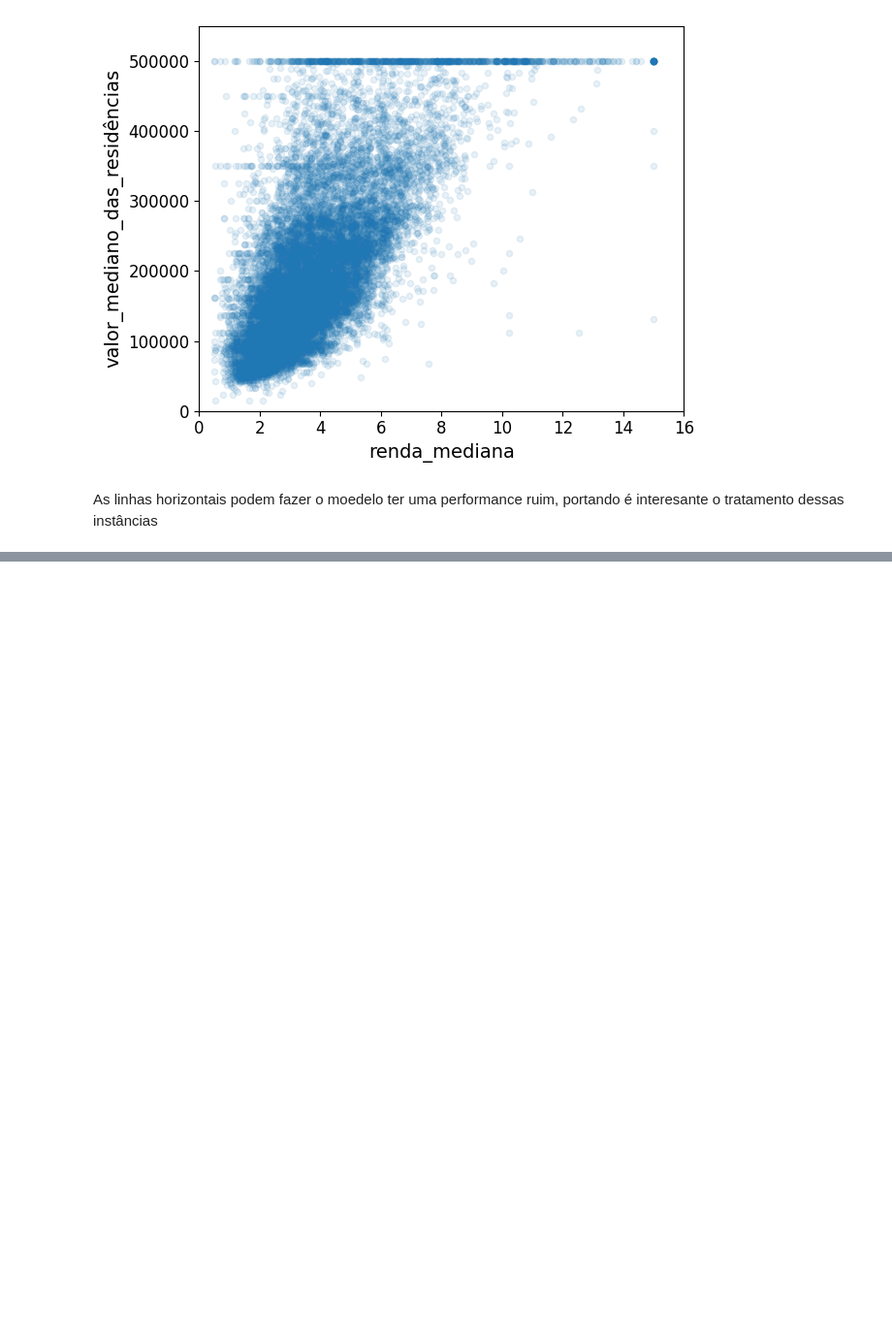
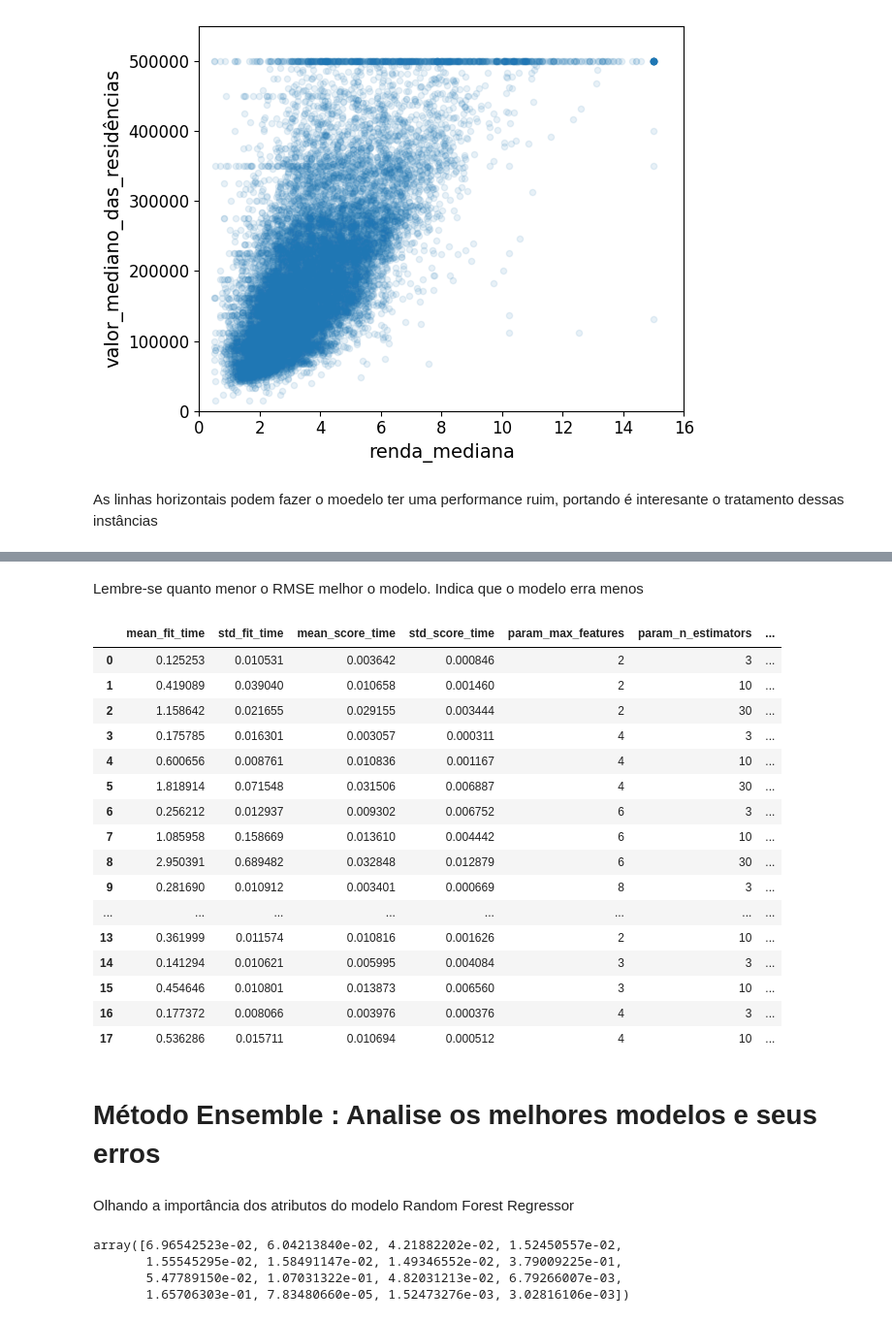
Before and after one commit to noskcaj2001/Imoveis, a Jupyter notebook: imoboliario_california.ipynb, the cells around one changed output, grey strips where cells are left out. Shown at 97% size. Cells and saved outputs as stored; diff of their text form; code cells hidden in the pictures; blank space fills up the shorter version.

```diff
--- a/imoboliario_california.ipynb
+++ b/imoboliario_california.ipynb
@@ -457,0 +1073,7 @@ As linhas horizontais podem fazer o moedelo ter uma performance ruim, portando
+# %%
+# Vamos tentar outro modelo
+
+from sklearn.tree import DecisionTreeRegressor
+
+tree_reg = DecisionTreeRegressor(random_state=42)
+tree_reg.fit(housing_prepared, housing_labels)
@@ -457,0 +1154,5 @@ As linhas horizontais podem fazer o moedelo ter uma performance ruim, portando
+# %%
+from sklearn.ensemble import RandomForestRegressor
+
+forest_reg = RandomForestRegressor(n_estimators=100, random_state=42)
+forest_reg.fit(housing_prepared, housing_labels)
@@ -457,0 +1194,9 @@ As linhas horizontais podem fazer o moedelo ter uma performance ruim, portando
+# %%
+from sklearn.svm import SVR
+
+svm_reg = SVR(kernel="linear")
+svm_reg.fit(housing_prepared, housing_labels)
+housing_predictions = svm_reg.predict(housing_prepared)
+svm_mse = mean_squared_error(housing_labels, housing_predictions)
+svm_rmse = np.sqrt(svm_mse)
+svm_rmse
@@ -457,0 +1211,18 @@ As linhas horizontais podem fazer o moedelo ter uma performance ruim, portando
+# %%
+# Procurando os melhores hiperparametros do modelo Radom Forest usando grid search
+
+from sklearn.model_selection import GridSearchCV
+
+param_grid = [
+    # try 12 (3×4) combinations of hyperparameters
+    {'n_estimators': [3, 10, 30], 'max_features': [2, 4, 6, 8]},
+    # then try 6 (2×3) combinations with bootstrap set as False
+    {'bootstrap': [False], 'n_estimators': [3, 10], 'max_features': [2, 3, 4]},
+  ]
+
+forest_reg = RandomForestRegressor(random_state=42)
+# train across 5 folds, that's a total of (12+6)*5=90 rounds of training
+grid_search = GridSearchCV(forest_reg, param_grid, cv=5,
+                           scoring='neg_mean_squared_error',
+                           return_train_score=True)
+grid_search.fit(housing_prepared, housing_labels)
@@ -457,0 +1277,34 @@ As linhas horizontais podem fazer o moedelo ter uma performance ruim, portando
+# %% [markdown]
+Lembre-se quanto menor o RMSE melhor o modelo. Indica que o modelo erra menos
+# %%
+pd.DataFrame(grid_search.cv_results_).style.background_gradient()
+# %% [output]
+|  | mean_fit_time | std_fit_time | mean_score_time | std_score_time | param_max_features | param_n_estimators | ... |
+| 0 | 0.125253 | 0.010531 | 0.003642 | 0.000846 | 2 | 3 | ... |
+| 1 | 0.419089 | 0.039040 | 0.010658 | 0.001460 | 2 | 10 | ... |
+| 2 | 1.158642 | 0.021655 | 0.029155 | 0.003444 | 2 | 30 | ... |
+| 3 | 0.175785 | 0.016301 | 0.003057 | 0.000311 | 4 | 3 | ... |
+| 4 | 0.600656 | 0.008761 | 0.010836 | 0.001167 | 4 | 10 | ... |
+| 5 | 1.818914 | 0.071548 | 0.031506 | 0.006887 | 4 | 30 | ... |
+| 6 | 0.256212 | 0.012937 | 0.009302 | 0.006752 | 6 | 3 | ... |
+| 7 | 1.085958 | 0.158669 | 0.013610 | 0.004442 | 6 | 10 | ... |
+| 8 | 2.950391 | 0.689482 | 0.032848 | 0.012879 | 6 | 30 | ... |
+| 9 | 0.281690 | 0.010912 | 0.003401 | 0.000669 | 8 | 3 | ... |
+| ... | ... | ... | ... | ... | ... | ... | ... |
+| 13 | 0.361999 | 0.011574 | 0.010816 | 0.001626 | 2 | 10 | ... |
+| 14 | 0.141294 | 0.010621 | 0.005995 | 0.004084 | 3 | 3 | ... |
+| 15 | 0.454646 | 0.010801 | 0.013873 | 0.006560 | 3 | 10 | ... |
+| 16 | 0.177372 | 0.008066 | 0.003976 | 0.000376 | 4 | 3 | ... |
+| 17 | 0.536286 | 0.015711 | 0.010694 | 0.000512 | 4 | 10 | ... |
+# %% [markdown]
+# Método Ensemble : Analise os melhores modelos e seus erros
+# %% [markdown]
+Olhando a importância dos atributos do modelo Random Forest Regressor
+# %%
+feature_importances = grid_search.best_estimator_.feature_importances_
+feature_importances
+# %% [output]
+array([6.96542523e-02, 6.04213840e-02, 4.21882202e-02, 1.52450557e-02,
+       1.55545295e-02, 1.58491147e-02, 1.49346552e-02, 3.79009225e-01,
+       5.47789150e-02, 1.07031322e-01, 4.82031213e-02, 6.79266007e-03,
+       1.65706303e-01, 7.83480660e-05, 1.52473276e-03, 3.02816106e-03])
```
Also changed, not shown: parts of 137 cells of this notebook.
